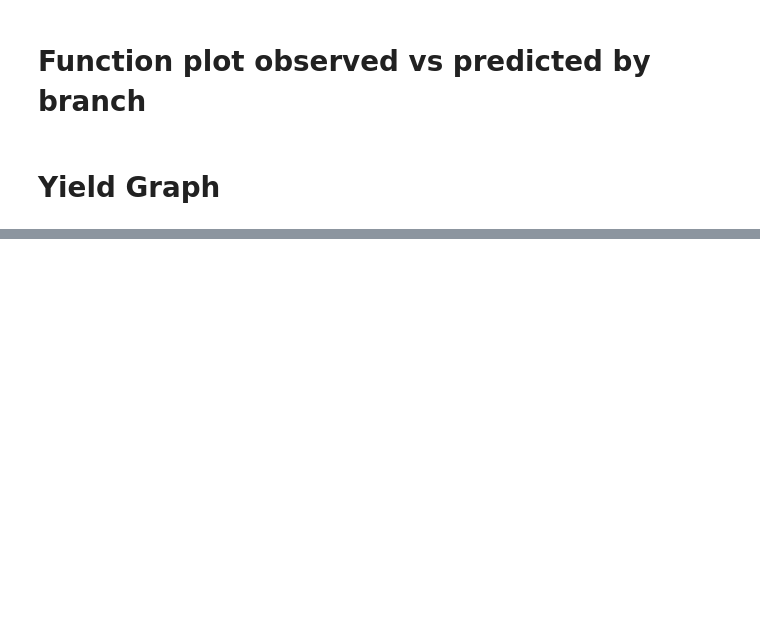
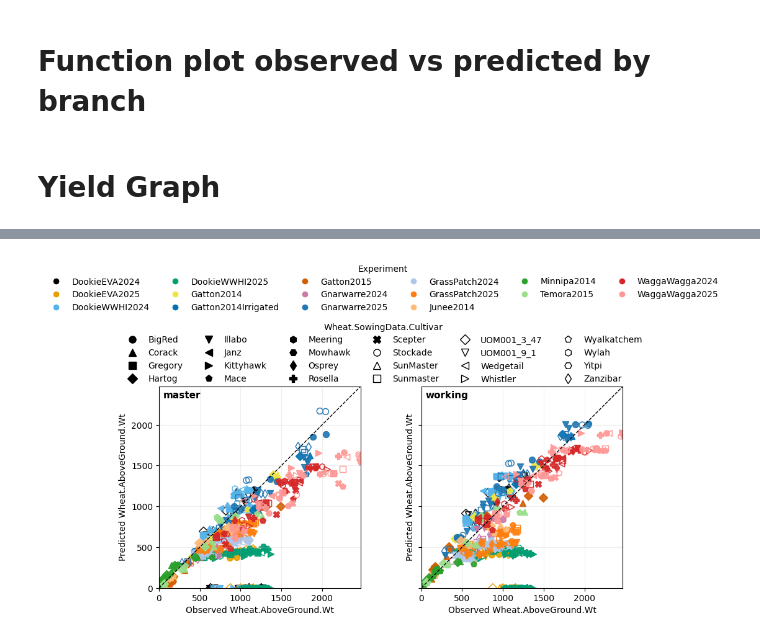
Before and after one commit to HamishBrownPFR/APSIMTools, a Jupyter notebook: ApsimOutputAgregateWheat.ipynb, the cells around one changed output, grey strips where cells are left out. Drawn from its saved outputs; the diff is of its cells as text; code cells hidden in the pictures; blank space fills up the shorter version.

```diff
--- a/ApsimOutputAgregateWheat.ipynb
+++ b/ApsimOutputAgregateWheat.ipynb
@@ -923,0 +907,11 @@ KeyError: 'Experiment'
+# %%
+plot_obs_pred_by_branch(
+    tidy,
+    "Wheat.AboveGround.Wt",
+    color_by = "Experiment",
+    marker_by = "Wheat.SowingData.Cultivar",
+    mode="daily"
+)
+plt.show()
+# %% [output]
+[figure, added]
```
Also changed, not shown: parts of 8 cells of this notebook, 1 other file.
